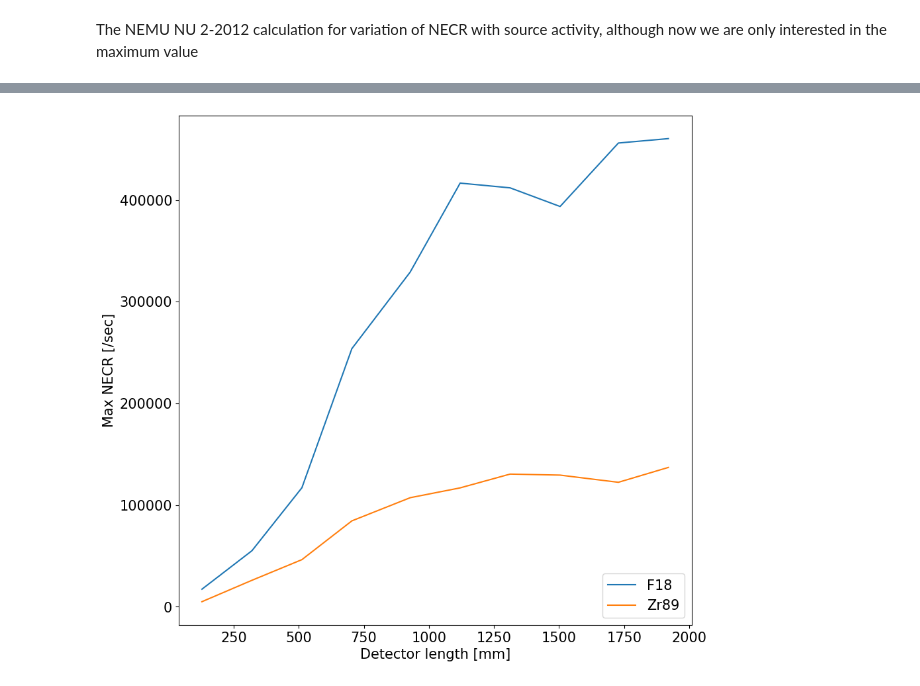
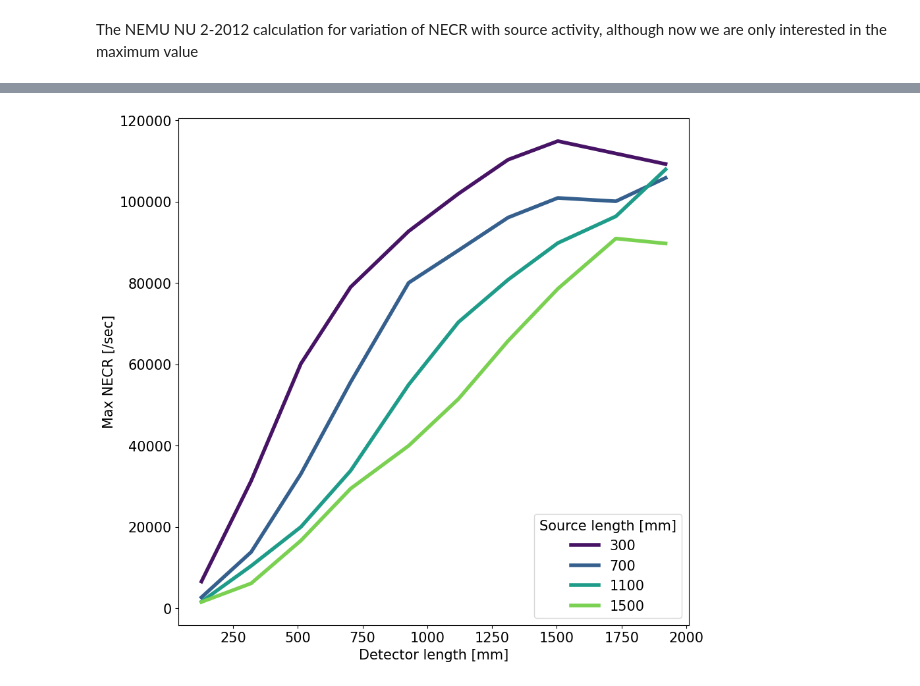
Before and after one commit to bwynneHEP/SimplePetScanner, a Jupyter notebook: analysis/Zr89versusF18.ipynb, the cells around one changed output, grey strips where cells are left out. Cells and saved outputs as stored; diff of their text form; code cells hidden in the pictures.

Commit message:
Added the NECR versus length study. Plot prettifying

```diff
--- a/analysis/Zr89versusF18.ipynb
+++ b/analysis/Zr89versusF18.ipynb
@@ -7,10 +7,10 @@ from multiprocessing import Pool
 import random
 import numpy as np
 import matplotlib.pyplot as mpl
-#myColours=[]
-#for colour in mpl.cm.viridis( np.linspace( 0.05, 0.8, 10 ) ):
-#    myColours.append( colour )
-#mpl.rcParams['axes.prop_cycle'] = mpl.cycler(color=myColours)
+myColours=[]
+for colour in mpl.cm.viridis( np.linspace( 0.05, 0.8, 4 ) ):
+    myColours.append( colour )
+mpl.rcParams['axes.prop_cycle'] = mpl.cycler(color=myColours)
 
 params = {'legend.fontsize': 15,
           'legend.title_fontsize': 15,
@@ -61,7 +61,7 @@ def NECRatTimeZr89( tracerData, crystalData, crystalActivity, detectorRadius, ph
     trueAtTime = []
     rPlusSAtTime = []
     activityAtTime = []
-    for time in range( 0, 700, 20 ):
+    for time in range( 0, 28000, 800 ): #Zr89 half life roughly 40x longer than F18
         timeSec = float(time) * 60.0
         activity = Zr89ActivityAtTime( 20E6, timeSec )
 
@@ -84,6 +84,6 @@ Although the simulation and the coincidence calculation are single-threaded, the
 # %%
 # Investigate ideal detector length with Siemens geometry
-def OneDetector( detectorLength, phantomLength, isotope, simulationWindow=1E-3, coincidenceWindow=4.7E-9 ):
+def OneDetector( detectorLength, phantomLength, isotope, simulationWindow=1E-2, coincidenceWindow=4.7E-9 ):
 
     tracerName = "Linear" + isotope
     isotopeMethod = NECRatTimeF18
@@ -102,7 +102,7 @@ def OneDetector( detectorLength, phantomLength, isotope, simulationWindow=1E-3,
 
     return ( max( necrAtTimeSiemens ), sqp.DetectorDiscreteLength( detectorLength ) )
 
-def PeakNECRWithLengthMultiprocess( phantomLength, isotope, simulationWindow=1E-3, coincidenceWindow=4.7E-9, processes=10 ):
+def PeakNECRWithLengthMultiprocess( phantomLength, isotope, simulationWindow=1E-2, coincidenceWindow=4.7E-9, processes=10 ):
 
     # Create the arguments for each process
     detectorLengths = [ 100, 300, 500, 700, 900, 1100, 1300, 1500, 1700, 1900 ]
@@ -127,6 +127,6 @@ detectorLengths = []
 maxNECRlines = []
 isotopes = [ "F18", "Zr89" ]
 for isotope in isotopes:
-    detectorLengths, maxNECR = PeakNECRWithLengthMultiprocess( 700, isotope )
+    detectorLengths, maxNECR = PeakNECRWithLengthMultiprocess( 700, isotope, simulationWindow=1E-2 )
     maxNECRlines.append( maxNECR )
 # %% [output]
@@ -149,0 +167,7 @@ Re-using previous simulation
+# %%
+detectorLengths = []
+maxNECRlines = []
+trialPhantoms = [ 300, 700, 1100, 1500 ]
+for phantomLength in trialPhantoms:
+    detectorLengths, maxNECR = PeakNECRWithLengthMultiprocess( phantomLength, "Zr89", simulationWindow=1E-2 )
+    maxNECRlines.append( maxNECR )
@@ -150,11 +192,11 @@ Re-using previous simulation
 # %%
-for i, isotope in enumerate( isotopes ):
-    mpl.plot( detectorLengths, maxNECRlines[i], label=isotope )
+for i, phantomLength in enumerate( trialPhantoms ):
+    mpl.plot( detectorLengths, maxNECRlines[i], label=phantomLength, linewidth=4.0 )
 
 mpl.xlabel( "Detector length [mm]" )
 mpl.ylabel( "Max NECR [/sec]" )
-mpl.legend( isotopes )
+mpl.legend( trialPhantoms, title="Source length [mm]" )
 mpl.gcf().set_size_inches( 10, 10 )
 mpl.show()
 # %% [output]
-[figure, old version]
+[figure, new version]
```
Also changed, not shown: parts of 7 cells of this notebook.
